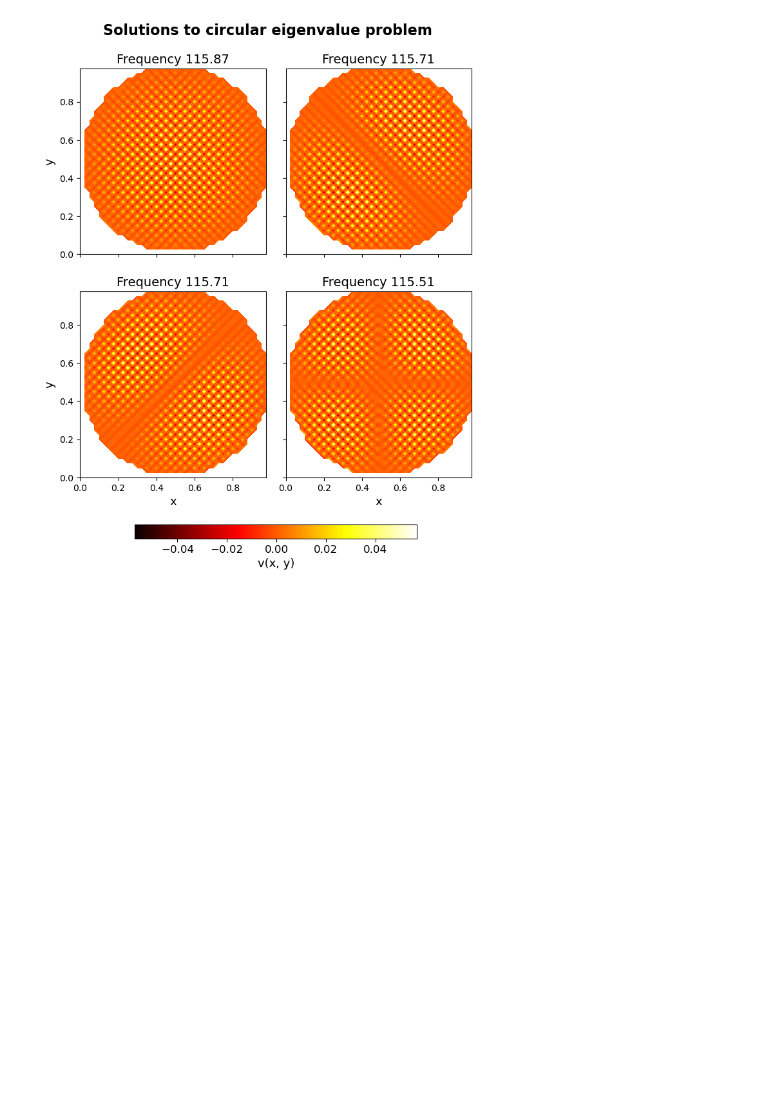
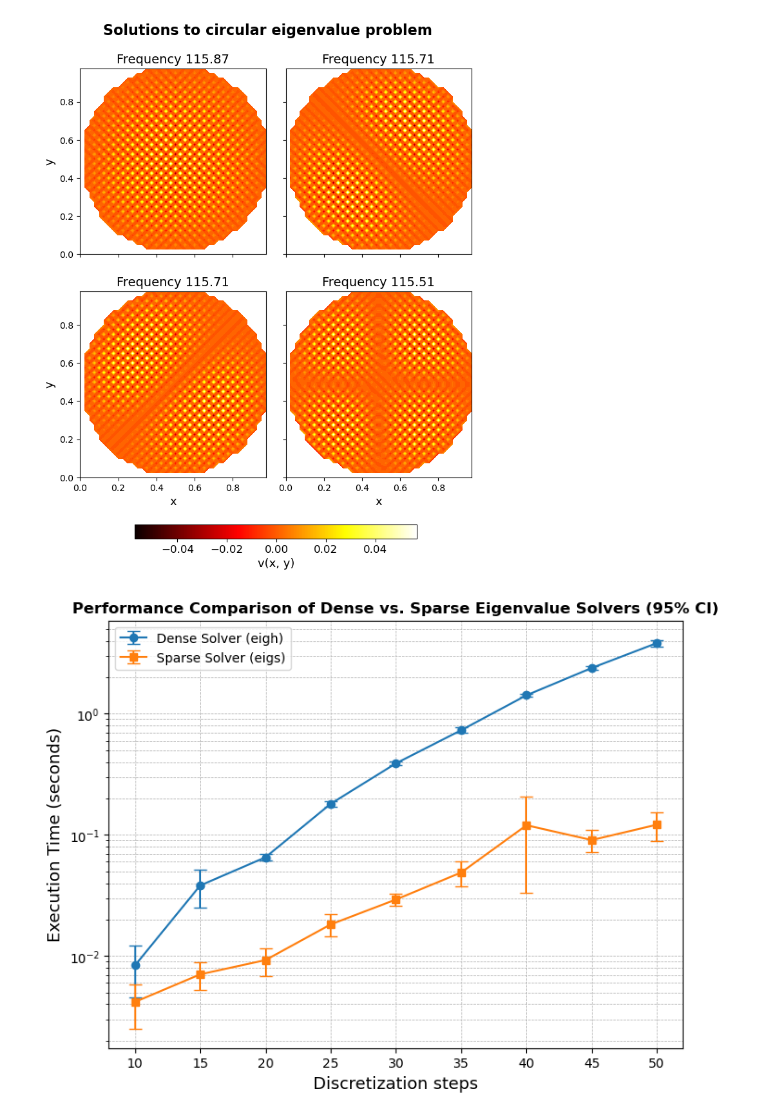
Before and after one commit to francescotiepolo/scientific_computing_assignment3, a Jupyter notebook: notebook_3_1.ipynb, the cells around one changed output. Drawn from its saved outputs; the diff is of its cells as text; code cells hidden in the pictures; blank space fills up the shorter version.

```diff
--- a/notebook_3_1.ipynb
+++ b/notebook_3_1.ipynb
@@ -179,3 +185,25 @@ fig.suptitle('Solutions to circular eigenvalue problem', fontweight='semibold',
 plt.show()
 # %% [output]
 [figure]
+# %%
+grid_sizes = np.arange(10, 51, 5)
+results = [measure_time(N) for N in grid_sizes]
+
+dense_means = [r["dense mean"] for r in results]
+dense_cis = [r["dense ci"] for r in results]
+sparse_means = [r["sparse mean"] for r in results]
+sparse_cis = [r["sparse ci"] for r in results]
+
+plt.figure(figsize=(8, 6))
+plt.errorbar(grid_sizes, dense_means, yerr=dense_cis, label='Dense Solver (eigh)', fmt='-o', capsize=5)
+plt.errorbar(grid_sizes, sparse_means, yerr=sparse_cis, label='Sparse Solver (eigs)', fmt='-s', capsize=5)
+
+plt.xlabel("Discretization steps", fontsize=13)
+plt.ylabel("Execution Time (seconds)", fontsize=13)
+plt.title("Performance Comparison of Dense vs. Sparse Eigenvalue Solvers (95% CI)", fontweight='semibold')
+plt.legend()
+plt.yscale("log")  # Log scale to highlight differences
+plt.grid(True, which="both", linestyle="--", linewidth=0.5)
+plt.show()
+# %% [output]
+[figure, added]
```
Also changed, not shown: parts of 6 cells of this notebook, 1 other file.
